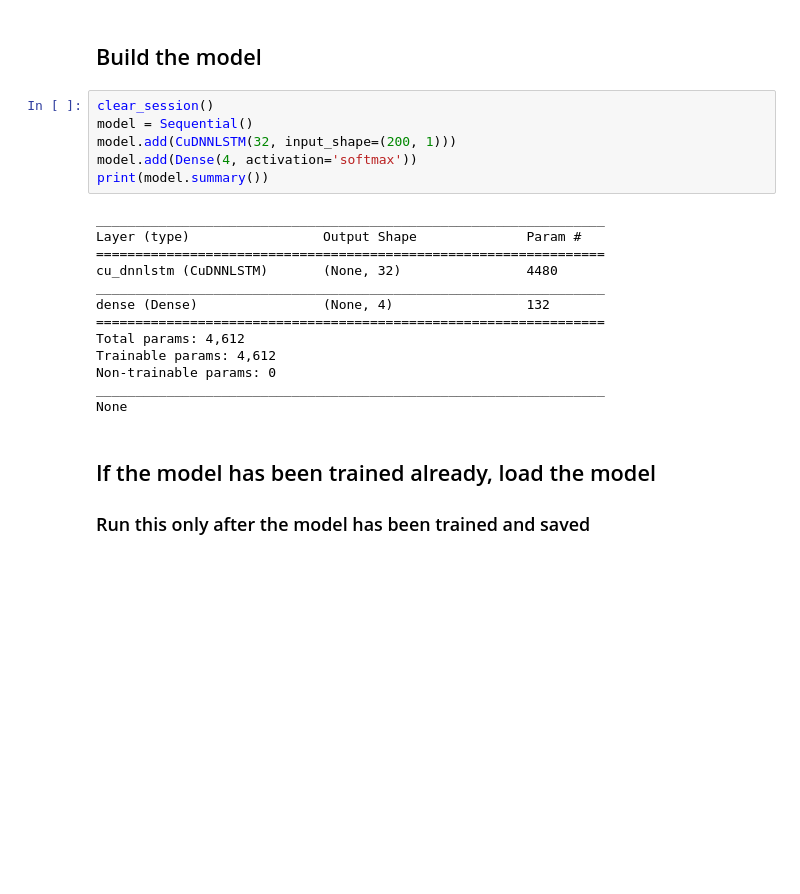
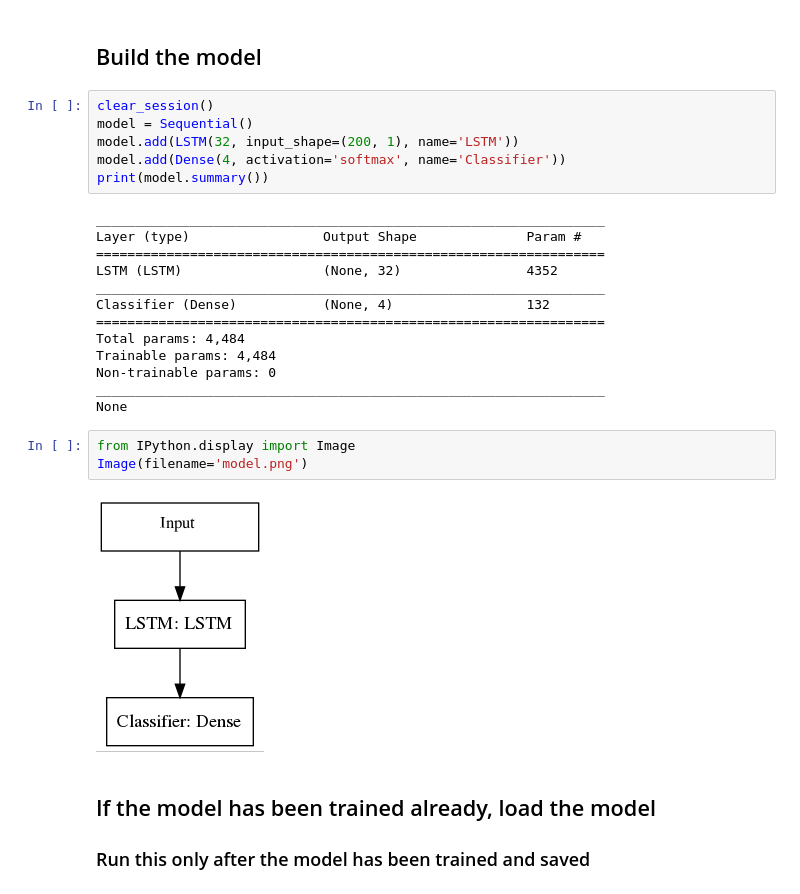
Before and after one commit to kaushu42/mail-classifier-svm-lstm, a Jupyter notebook: notebooks/Model.ipynb, the cells around one changed output. Drawn from its saved outputs; the diff is of its cells as text; blank space fills up the shorter version.

Commit message:
Model plot

```diff
--- a/notebooks/Model.ipynb
+++ b/notebooks/Model.ipynb
@@ -139,22 +139,27 @@ weighted avg       0.94      0.94      0.94      3672
 # %%
 clear_session()
 model = Sequential()
-model.add(CuDNNLSTM(32, input_shape=(200, 1)))
-model.add(Dense(4, activation='softmax'))
+model.add(LSTM(32, input_shape=(200, 1), name='LSTM'))
+model.add(Dense(4, activation='softmax', name='Classifier'))
 print(model.summary())
 # %% [output]
 _________________________________________________________________
 Layer (type)                 Output Shape              Param #
 =================================================================
-cu_dnnlstm (CuDNNLSTM)       (None, 32)                4480
+LSTM (LSTM)                  (None, 32)                4352
 _________________________________________________________________
-dense (Dense)                (None, 4)                 132
+Classifier (Dense)           (None, 4)                 132
 =================================================================
-Total params: 4,612
-Trainable params: 4,612
+Total params: 4,484
+Trainable params: 4,484
 Non-trainable params: 0
 _________________________________________________________________
 None
+# %%
+from IPython.display import Image
+Image(filename='model.png')
+# %% [output]
+[figure, added]
 # %% [markdown]
 ## If the model has been trained already, load the model
 ### Run this only after the model has been trained and saved
```
Also changed, not shown: parts of 1 cell of this notebook, 1 other file.
